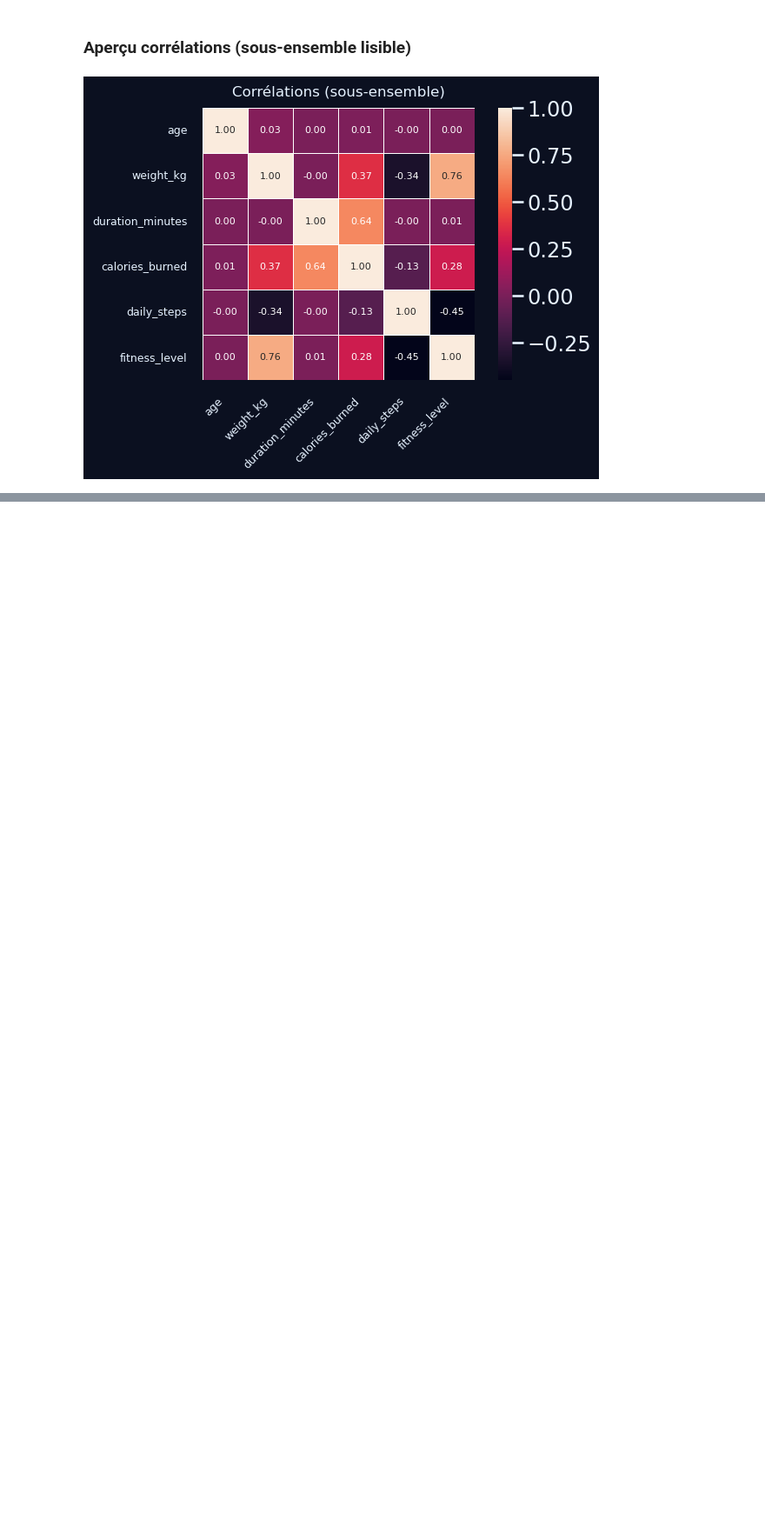
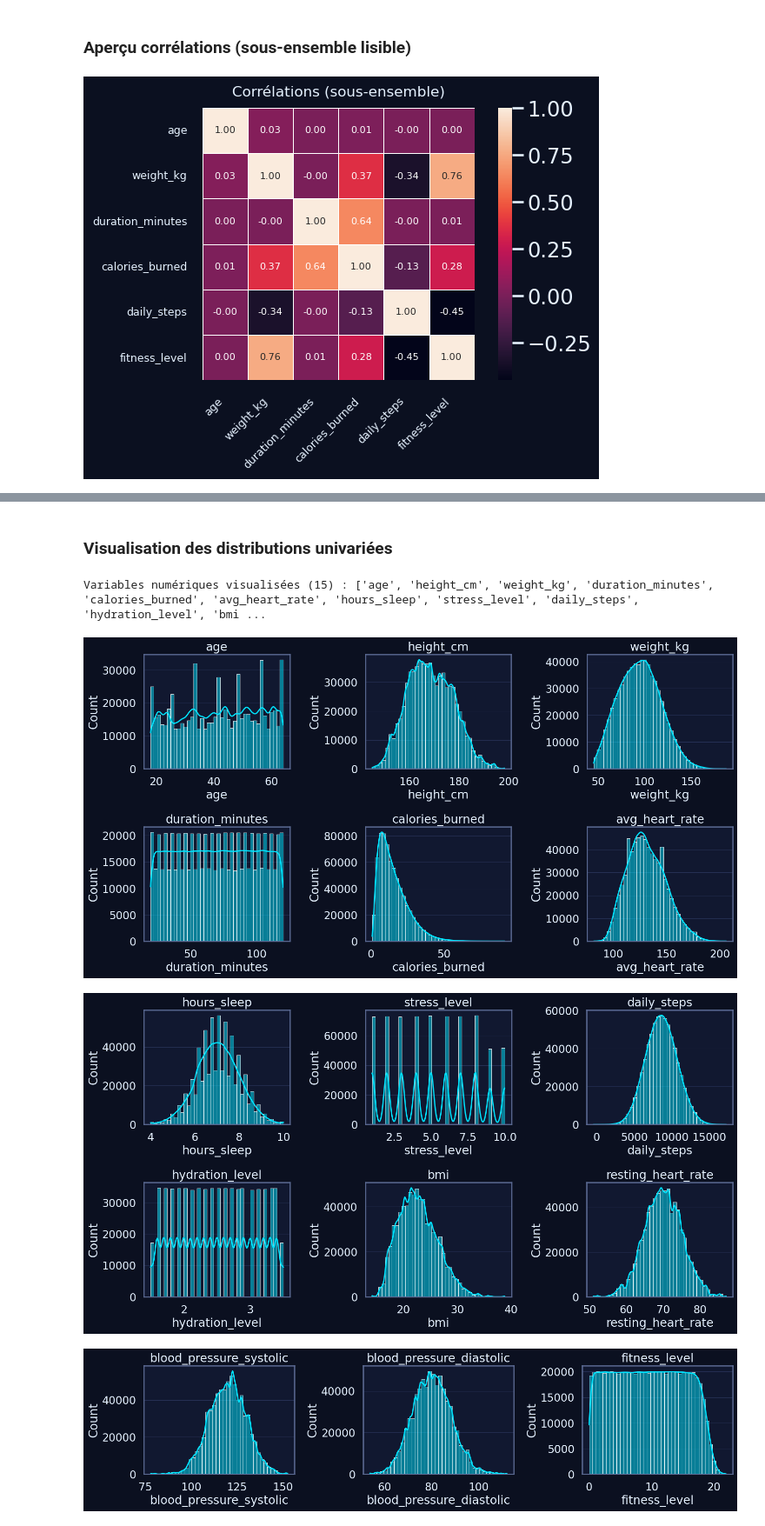
Before and after one commit to happy-developer/train.me, a Jupyter notebook: src/notebooks/eda/health_fitness_dataset/eda_health_fitness_dataset.ipynb, the cells around one changed output, grey strips where cells are left out. Shown at 87% size. Saved outputs shown, nothing was run; the diff lists cells and outputs as text; code cells hidden in the pictures; blank space fills up the shorter version.

Commit message:
EDA - health_fitness_dataset - Visualisation univariée et bivariée

```diff
--- a/src/notebooks/eda/health_fitness_dataset/eda_health_fitness_dataset.ipynb
+++ b/src/notebooks/eda/health_fitness_dataset/eda_health_fitness_dataset.ipynb
@@ -420,0 +444,36 @@ plt.show()
+# %% [markdown]
+### Visualisation des distributions univariées
+# %%
+# Sélection des variables numériques à visualiser
+num_cols = df.select_dtypes(include=[np.number]).columns.tolist()
+
+# On retire les identifiants techniques qui n'ont pas d'intérêt de distribution métier
+cols_exclude = ["participant_id"]
+num_to_plot = [c for c in num_cols if c not in cols_exclude]
+
+print(f"Variables numériques visualisées ({len(num_to_plot)}) : {num_to_plot}")
+
+# Affichage par paquets pour garder des figures lisibles
+n_cols = 3
+batch_size = n_cols * 2  # 2 lignes par figure
+
+for i in range(0, len(num_to_plot), batch_size):
+    batch = num_to_plot[i : i + batch_size]
+    n = len(batch)
+    n_rows = int(np.ceil(n / n_cols))
+
+    plt.figure(figsize=(5 * n_cols, 4 * n_rows))
+
+    for j, col in enumerate(batch, start=1):
+        plt.subplot(n_rows, n_cols, j)
+        sns.histplot(df[col], bins=40, kde=True)
+        plt.title(col)
+        plt.grid(True, axis="y")
+
+    plt.tight_layout()
+    plt.show()
+# %% [output]
+Variables numériques visualisées (15) : ['age', 'height_cm', 'weight_kg', 'duration_minutes', 'calories_burned', 'avg_heart_rate', 'hours_sleep', 'stress_level', 'daily_steps', 'hydration_level', 'bmi ...
+[figure, added]
+[figure, added]
+[figure, added]
```
Also changed, not shown: parts of 12 cells of this notebook, 2 other files.
